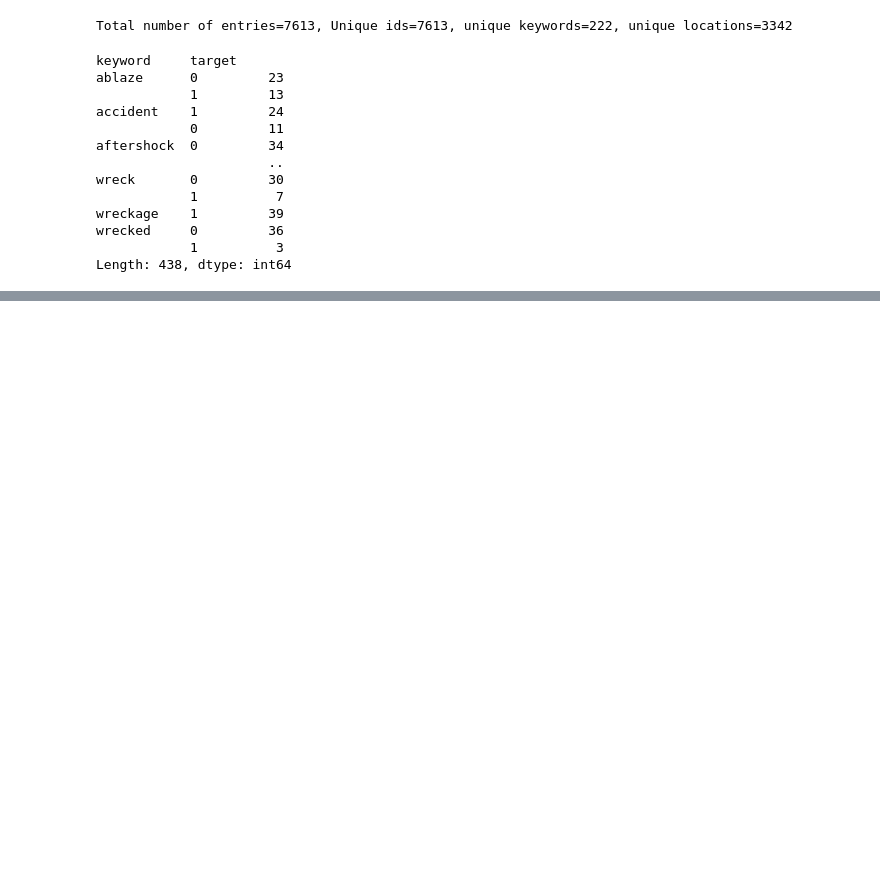
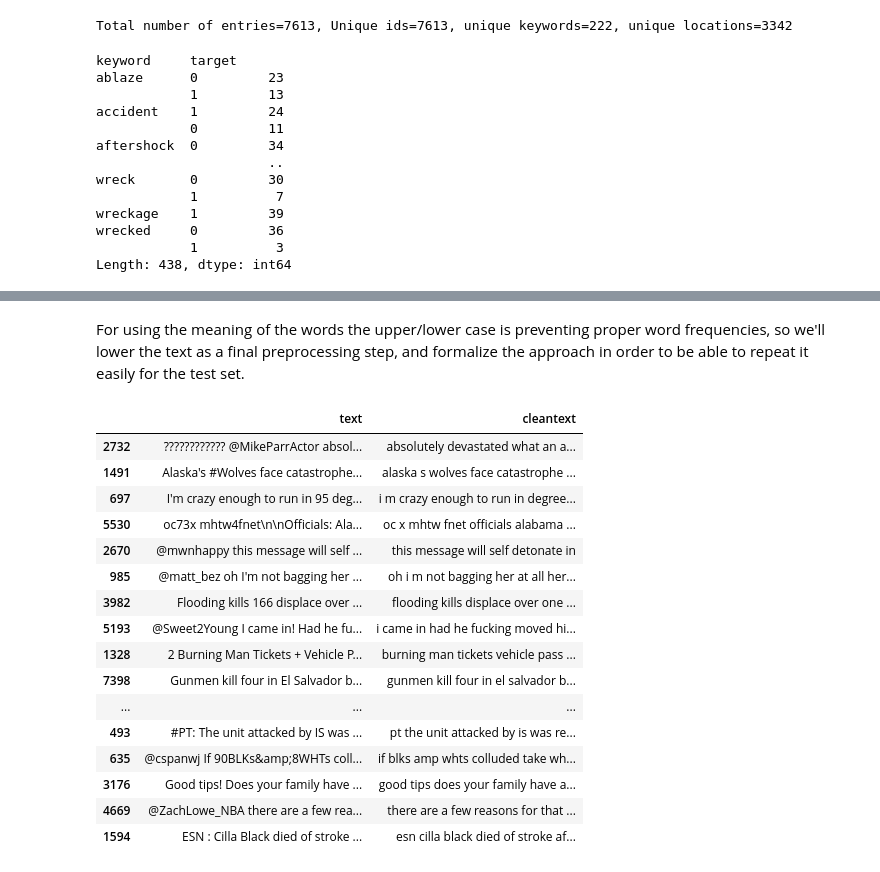
Before and after one commit to Pdegoffau/kaggle-nlp-disaster, a Jupyter notebook: kaggle-nlp-disaster.ipynb, the cells around one changed output, grey strips where cells are left out. Cells and saved outputs as stored; diff of their text form; code cells hidden in the pictures; blank space fills up the shorter version.

```diff
--- a/kaggle-nlp-disaster.ipynb
+++ b/kaggle-nlp-disaster.ipynb
@@ -197,0 +228,39 @@ This cleaning would maybe be too rigorous, since I see URLs are invalidaded, whi
+# %% [markdown]
+For using the meaning of the words the upper/lower case is preventing proper word frequencies, so we'll lower the text as a final preprocessing step, and formalize the approach in order to be able to repeat it easily for the test set.
+# %%
+mention_str = '@([^ ]+)'
+special_chars = '[^a-zA-Z]'
+url_regex = '(http|ftp|https):\/\/([\w_-]+(?:(?:\.[\w_-]+)+))([\w.,@?^=%&:\/~+#-]*[\w@?^=%&\/~+#-])'
+
+def replace_matches(sentence,expr,replacement) :
+
+    return re.sub(expr,replacement,sentence)
+
+def cleaning_pipeline(sentence) :
+    without_mentions = replace_matches(sentence, mention_str, ' ')
+    without_urls = replace_matches(without_mentions, url_regex, 'URL')
+    without_specials = replace_matches(without_urls, special_chars, ' ')
+    return without_specials.lower()
+
+
+# remove mentions
+df_train['cleantext'] = df_train['text'].apply(lambda string: cleaning_pipeline(string))
+df_train[['text','cleantext']].sample(50)
+# %% [output]
+|  | text | cleantext |
+| 2732 | ???????????? @MikeParrActor absol... | absolutely devastated what an a... |
+| 1491 | Alaska's #Wolves face catastrophe... | alaska s wolves face catastrophe ... |
+| 697 | I'm crazy enough to run in 95 deg... | i m crazy enough to run in degree... |
+| 5530 | oc73x mhtw4fnet\n\nOfficials: Ala... | oc x mhtw fnet officials alabama ... |
+| 2670 | @mwnhappy this message will self ... | this message will self detonate in |
+| 985 | @matt_bez oh I'm not bagging her ... | oh i m not bagging her at all her... |
+| 3982 | Flooding kills 166 displace over ... | flooding kills displace over one ... |
+| 5193 | @Sweet2Young I came in! Had he fu... | i came in had he fucking moved hi... |
+| 1328 | 2 Burning Man Tickets + Vehicle P... | burning man tickets vehicle pass ... |
+| 7398 | Gunmen kill four in El Salvador b... | gunmen kill four in el salvador b... |
+| ... | ... | ... |
+| 493 | #PT: The unit attacked by IS was ... | pt the unit attacked by is was re... |
+| 635 | @cspanwj If 90BLKs&amp;8WHTs coll... | if blks amp whts colluded take wh... |
+| 3176 | Good tips! Does your family have ... | good tips does your family have a... |
+| 4669 | @ZachLowe_NBA there are a few rea... | there are a few reasons for that ... |
+| 1594 | ESN : Cilla Black died of stroke ... | esn cilla black died of stroke af... |
```
Also changed, not shown: parts of 19 cells of this notebook.
